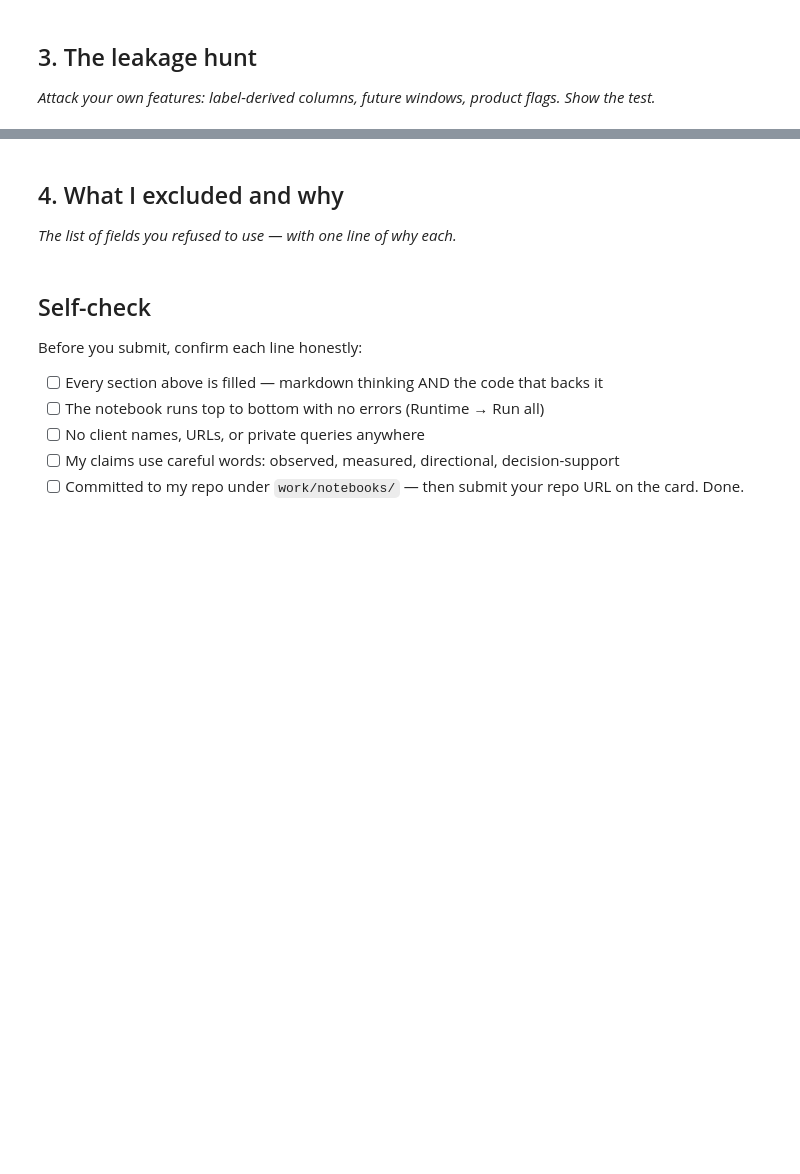
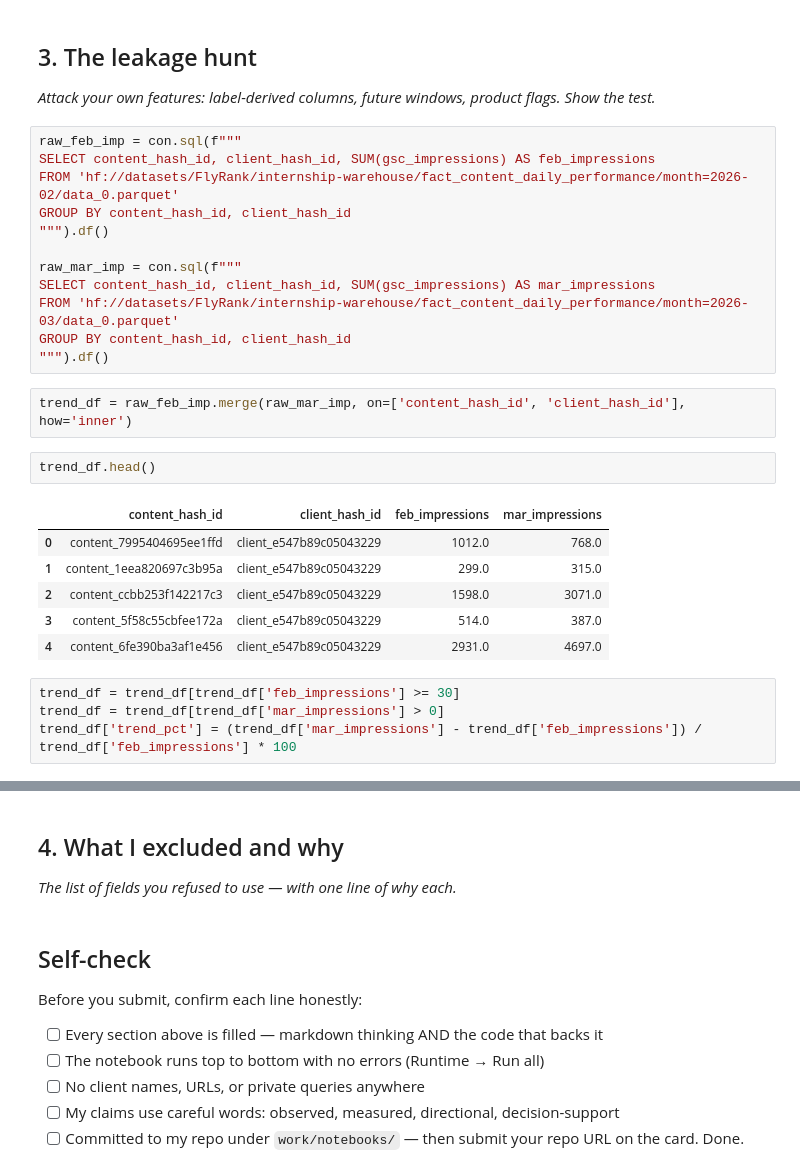
Before and after one commit to ammar-aa/Fly_rank_internship_repo, a Jupyter notebook: work/notebooks/w03_feature_leakage_check.ipynb, the cells around one changed output, grey strips where cells are left out. Drawn from its saved outputs; the diff is of its cells as text; blank space fills up the shorter version.

```diff
--- a/work/notebooks/w03_feature_leakage_check.ipynb
+++ b/work/notebooks/w03_feature_leakage_check.ipynb
@@ -125,3 +127,30 @@ Available when?: this is a static content-level attribute from dim_content, not
 ## 3. The leakage hunt
 
 *Attack your own features: label-derived columns, future windows, product flags. Show the test.*
+# %%
+raw_feb_imp = con.sql(f"""
+SELECT content_hash_id, client_hash_id, SUM(gsc_impressions) AS feb_impressions
+FROM 'hf://datasets/FlyRank/internship-warehouse/fact_content_daily_performance/month=2026-02/data_0.parquet'
+GROUP BY content_hash_id, client_hash_id
+""").df()
+
+raw_mar_imp = con.sql(f"""
+SELECT content_hash_id, client_hash_id, SUM(gsc_impressions) AS mar_impressions
+FROM 'hf://datasets/FlyRank/internship-warehouse/fact_content_daily_performance/month=2026-03/data_0.parquet'
+GROUP BY content_hash_id, client_hash_id
+""").df()
+# %%
+trend_df = raw_feb_imp.merge(raw_mar_imp, on=['content_hash_id', 'client_hash_id'], how='inner')
+# %%
+trend_df.head()
+# %% [output]
+|  | content_hash_id | client_hash_id | feb_impressions | mar_impressions |
+| 0 | content_7995404695ee1ffd | client_e547b89c05043229 | 1012.0 | 768.0 |
+| 1 | content_1eea820697c3b95a | client_e547b89c05043229 | 299.0 | 315.0 |
+| 2 | content_ccbb253f142217c3 | client_e547b89c05043229 | 1598.0 | 3071.0 |
+| 3 | content_5f58c55cbfee172a | client_e547b89c05043229 | 514.0 | 387.0 |
+| 4 | content_6fe390ba3af1e456 | client_e547b89c05043229 | 2931.0 | 4697.0 |
+# %%
+trend_df = trend_df[trend_df['feb_impressions'] >= 30]
+trend_df = trend_df[trend_df['mar_impressions'] > 0]
+trend_df['trend_pct'] = (trend_df['mar_impressions'] - trend_df['feb_impressions']) / trend_df['feb_impressions'] * 100
```
Also changed, not shown: parts of 8 cells of this notebook.
